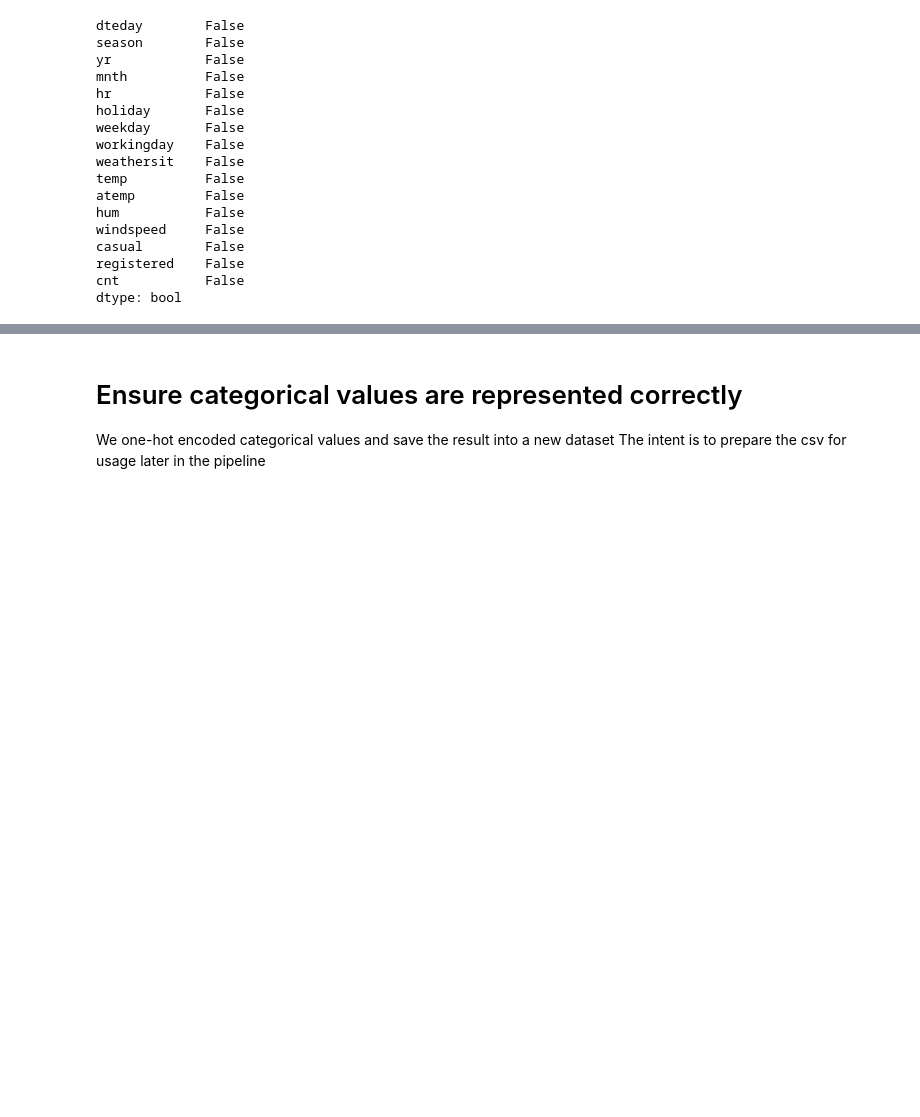
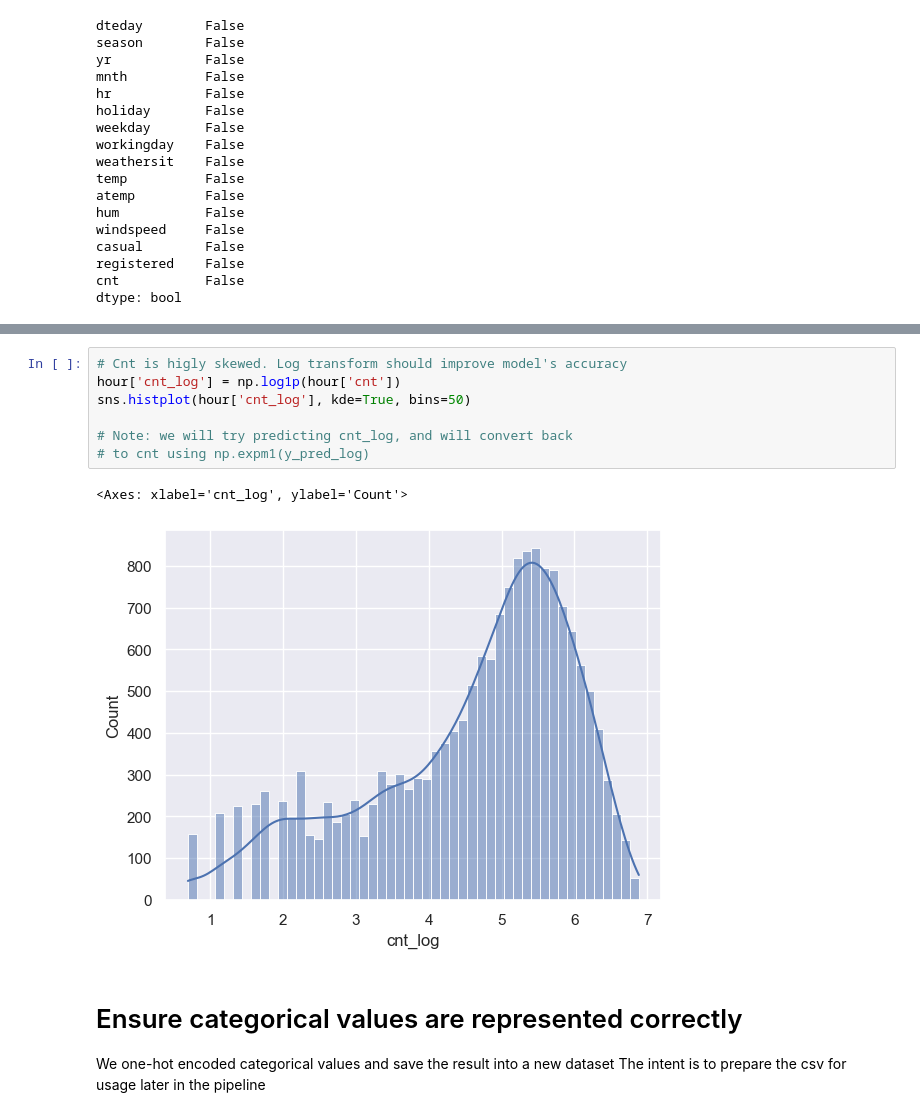
Before and after one commit to MarcoPeretti/nec-activity1, a Jupyter notebook: data-preparation.ipynb, the cells around one changed output, grey strips where cells are left out. Saved outputs shown, nothing was run; the diff lists cells and outputs as text; blank space fills up the shorter version.

```diff
--- a/data-preparation.ipynb
+++ b/data-preparation.ipynb
@@ -145,3 +143,13 @@ dtype: bool
+# %%
+# Cnt is higly skewed. Log transform should improve model's accuracy
+hour['cnt_log'] = np.log1p(hour['cnt'])
+sns.histplot(hour['cnt_log'], kde=True, bins=50)
+
+# Note: we will try predicting cnt_log, and will convert back
+# to cnt using np.expm1(y_pred_log)
+# %% [output]
+<Axes: xlabel='cnt_log', ylabel='Count'>
+[figure, added]
 # %% [markdown]
 # Ensure categorical values are represented correctly
 We one-hot encoded categorical values and save the result into a new dataset
```
Also changed, not shown: parts of 6 cells of this notebook, 2 other files.
